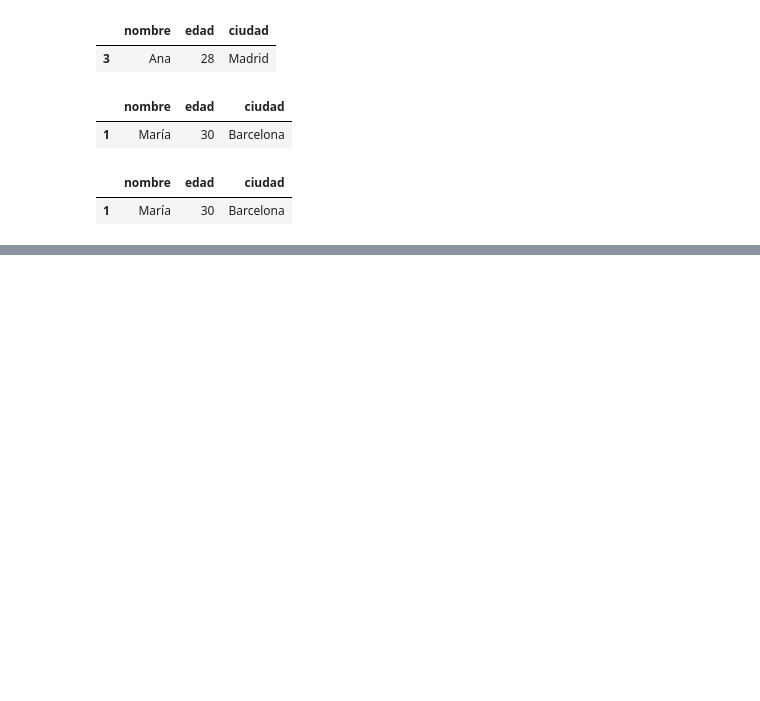
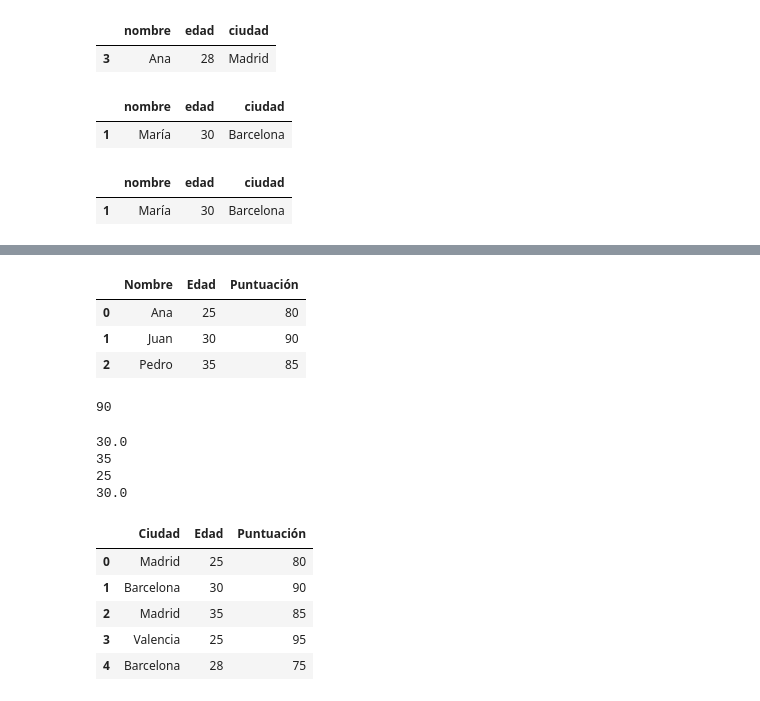
Before and after one commit to Jamquelet/procesamiento_de_datos_py, a Jupyter notebook: pandas/clase/clase_2.ipynb, the cells around one changed output, grey strips where cells are left out. Cells and saved outputs as stored; diff of their text form; code cells hidden in the pictures; blank space fills up the shorter version.

```diff
--- a/pandas/clase/clase_2.ipynb
+++ b/pandas/clase/clase_2.ipynb
@@ -211,0 +275,46 @@ ciudades.query(f'edad > 25 and ciudad == @c')
+# %%
+import pandas as pd
+
+data = {'Nombre': ['Ana', 'Juan', 'Pedro'],
+        'Edad': [25, 30, 35],
+        'Puntuación': [80, 90, 85]}
+df = pd.DataFrame(data)
+df
+# %% [output]
+|  | Nombre | Edad | Puntuación |
+| 0 | Ana | 25 | 80 |
+| 1 | Juan | 30 | 90 |
+| 2 | Pedro | 35 | 85 |
+# %%
+""" select sum(edad) as suma_edades
+from personas """
+df["Edad"].sum()
+# %% [output]
+90
+# %%
+#media equivalente al AVG de SQL
+print(df["Edad"].mean())
+print(df["Edad"].max())
+print(df["Edad"].min())
+print(df["Edad"].median()) #Mediana
+# %% [output]
+30.0
+35
+25
+30.0
+# %%
+#Agrupaciones
+import pandas as pd
+
+data = {'Ciudad': ['Madrid', 'Barcelona', 'Madrid', 'Valencia', 'Barcelona'],
+        'Edad': [25, 30, 35, 25, 28],
+        'Puntuación': [80, 90, 85, 95, 75]}
+df = pd.DataFrame(data)
+df
+# %% [output]
+|  | Ciudad | Edad | Puntuación |
+| 0 | Madrid | 25 | 80 |
+| 1 | Barcelona | 30 | 90 |
+| 2 | Madrid | 35 | 85 |
+| 3 | Valencia | 25 | 95 |
+| 4 | Barcelona | 28 | 75 |
```
Also changed, not shown: parts of 18 cells of this notebook, 6 other files.
